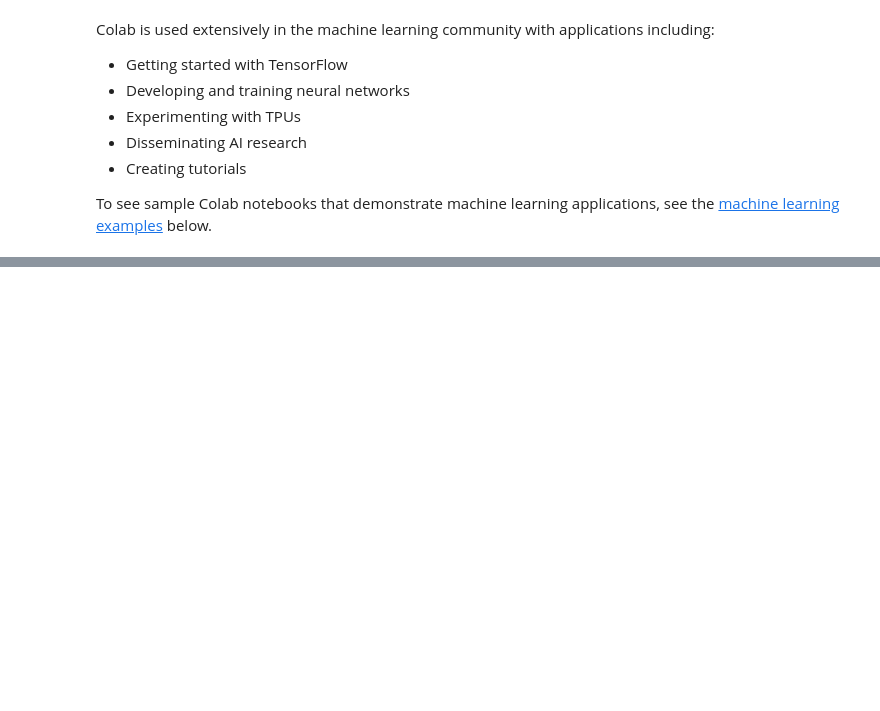
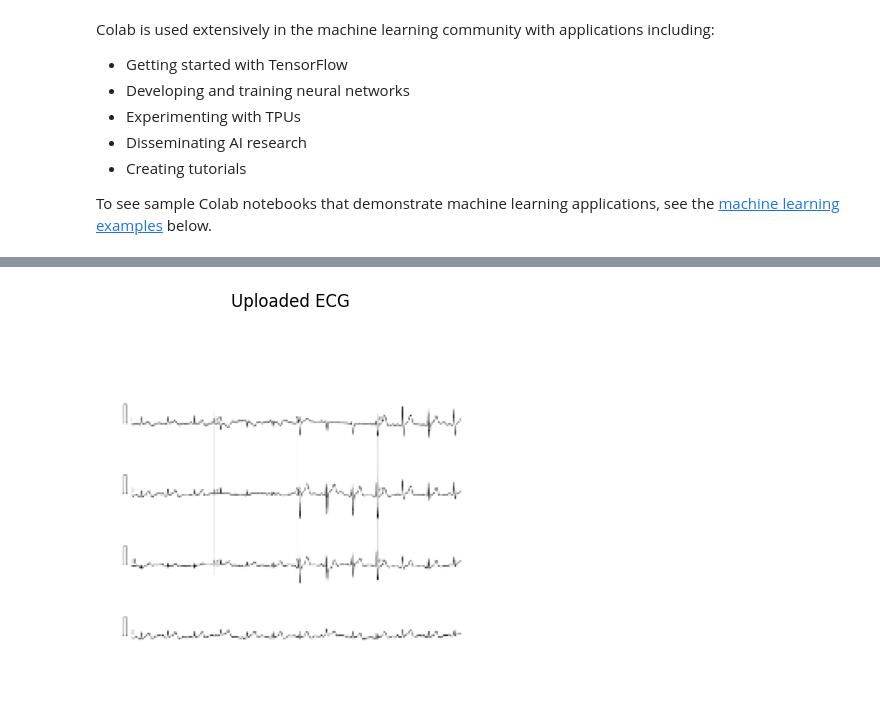
Before and after one commit to akashaitech/akashaitech, a Jupyter notebook: Copy_of_Welcome_To_Colab.ipynb, the cells around one changed output, grey strips where cells are left out. Saved outputs shown, nothing was run; the diff lists cells and outputs as text; code cells hidden in the pictures; blank space fills up the shorter version.

```diff
--- a/Copy_of_Welcome_To_Colab.ipynb
+++ b/Copy_of_Welcome_To_Colab.ipynb
@@ -2864,16 +78,0 @@ weighted avg       1.00      1.00      1.00        71
-# %%
-importances = model.feature_importances_
-indices = np.argsort(importances)[::-1]
-
-# Print the feature ranking
-print("Feature ranking:")
-for f in range(X.shape[1]):
-    print(f"{f + 1}. feature {indices[f]} ({importances[indices[f]]})")
-
-# Plot the feature importances
-plt.figure()
-plt.title("Feature importances")
-plt.bar(range(X.shape[1]), importances[indices], align="center")
-plt.xticks(range(X.shape[1]), indices)
-plt.xlim([-1, X.shape[1]])
-plt.show()
@@ -4682,0 +749,76 @@ These are a few of the notebooks from Google's online Machine Learning course. S
+# %%
+import numpy as np
+import cv2
+import tensorflow as tf
+from tensorflow.keras.models import load_model
+from sklearn.preprocessing import StandardScaler
+import joblib  # To load saved scaler
+from google.colab import files
+import matplotlib.pyplot as plt
+
+# ---- Step 1: Upload ECG image ----
+print(" Upload ECG image (224x224 grayscale)...")
+uploaded = files.upload()
+filename = list(uploaded.keys())[0]
+print(f" Image uploaded: {filename}")
+
+# Read and preprocess image
+img = cv2.imread(filename, cv2.IMREAD_GRAYSCALE)
+img = cv2.resize(img, (224, 224))
+img = img / 255.0
+img_input = img.reshape(1, 224, 224, 1)
+
+# Show the uploaded image
+plt.imshow(img, cmap='gray')
+plt.axis('off')
+plt.title('Uploaded ECG')
+plt.show()
+
+# ---- Step 2: Collect Tabular Data from User ----
+print("📝 Enter patient details:")
+user_input = {
+    "Age": float(input("Age: ")),
+    "Sex": float(input("Sex (0 = female, 1 = male): ")),
+    "Chest Pain Type": float(input("Chest Pain Type (0-3): ")),
+    "Resting BP": float(input("Resting Blood Pressure: ")),
+    "Cholesterol": float(input("Cholesterol: ")),
+    "Fasting Blood Sugar": float(input("Fasting Blood Sugar (1 = >120 mg/dl): ")),
+    "Rest ECG": float(input("Rest ECG (0-2): ")),
+    "Max Heart Rate": float(input("Max Heart Rate: ")),
+    "Exercise Induced Angina": float(input("Exercise Induced Angina (0/1): ")),
+    "Oldpeak": float(input("Oldpeak: ")),
+    "Slope": float(input("Slope (0-2): ")),
+    "Major Vessels": float(input("Major Vessels (0-3): ")),
+    "Thalassemia": float(input("Thalassemia (1 = normal; 2 = fixed defect; 3 = reversible defect): "))
+}
+
+
+tabular = np.array([[
+    user_input["Age"], user_input["Sex"], user_input["Chest Pain Type"],
+    user_input["Resting BP"], user_input["Cholesterol"], user_input["Fasting Blood Sugar"],
+    user_input["Rest ECG"], user_input["Max Heart Rate"], user_input["Exercise Induced Angina"],
+    user_input["Oldpeak"], user_input["Slope"], user_input["Major Vessels"],
+    user_input["Thalassemia"]
+]])
+
+print("Loading saved StandardScaler...")
+uploaded = files.upload()  # Upload your saved scaler file (e.g., scaler.pkl)
+scaler_filename = list(uploaded.keys())[0]
+scaler = joblib.load(scaler_filename)
+
+tabular_scaled = scaler.transform(tabular)
+
+# ---- Step 4: Load Model and Predict ----
+print(" Upload trained model file (e.g., multi_input_model.keras)...")
+uploaded = files.upload()
+model_filename = list(uploaded.keys())[0]
+model = load_model(model_filename)
+
+# Make prediction (ensure correct order: tabular_input, image_input)
+prediction = model.predict([tabular_scaled, img_input])
+probability = prediction[0][0]
+
+# ---- Step 5: Show Result ----
+probability -= 0.34
+print(f"\n🩺 Predicted probability of heart disease: {probability:.2%}")
+# %% [output]
@@ -4682,0 +829 @@ These are a few of the notebooks from Google's online Machine Learning course. S
+[figure, added]
```
Also changed, not shown: parts of 124 cells of this notebook.
